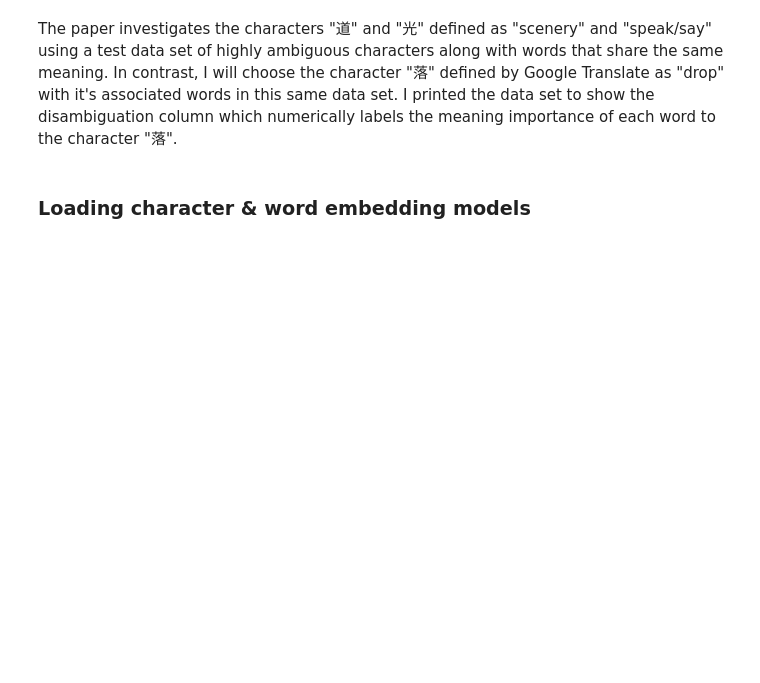
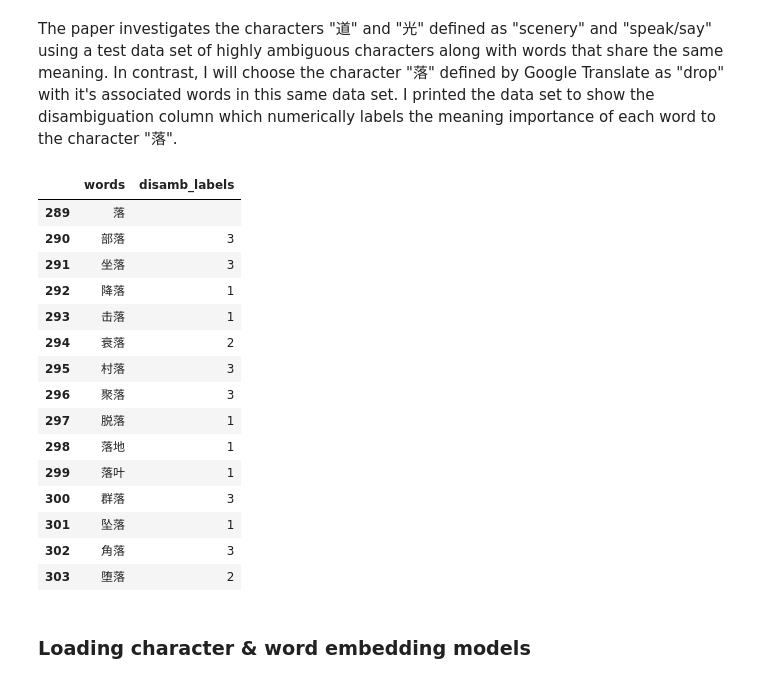
Before and after one commit to ajanigyasi/chinese_disambiguation, a Jupyter notebook: SCWE character disambiguation.ipynb, the cells around one changed output. Drawn from its saved outputs; the diff is of its cells as text; code cells hidden in the pictures; blank space fills up the shorter version.

```diff
--- a/SCWE character disambiguation.ipynb
+++ b/SCWE character disambiguation.ipynb
@@ -11,20 +11,38 @@ The paper investigates the characters "道" and "光" defined as "scenery" and "
 # %%
 import pandas as pd
 import codecs
 import re
 
 
 def loadTestData(File):
     f = codecs.open(File, "r", "utf-8")
     data = []
     for line in f:
         columns = re.split('\s+', line)
         data.append(columns)
     return data
 
 df = pd.DataFrame(loadTestData('data/chardisamdata'))
 df.drop(df.columns[[2]], axis=1, inplace=True)
 df.columns = ['words', 'disamb_labels']
+df.iloc[289:328,:].head(15)
+# %% [output]
+|  | words | disamb_labels |
+| 289 | 落 |  |
+| 290 | 部落 | 3 |
+| 291 | 坐落 | 3 |
+| 292 | 降落 | 1 |
+| 293 | 击落 | 1 |
+| 294 | 衰落 | 2 |
+| 295 | 村落 | 3 |
+| 296 | 聚落 | 3 |
+| 297 | 脱落 | 1 |
+| 298 | 落地 | 1 |
+| 299 | 落叶 | 1 |
+| 300 | 群落 | 3 |
+| 301 | 坠落 | 1 |
+| 302 | 角落 | 3 |
+| 303 | 堕落 | 2 |
 # %% [markdown]
 ### Loading character & word embedding models
 # %% [markdown]
```
Also changed, not shown: parts of 3 cells of this notebook, 2 other files.
